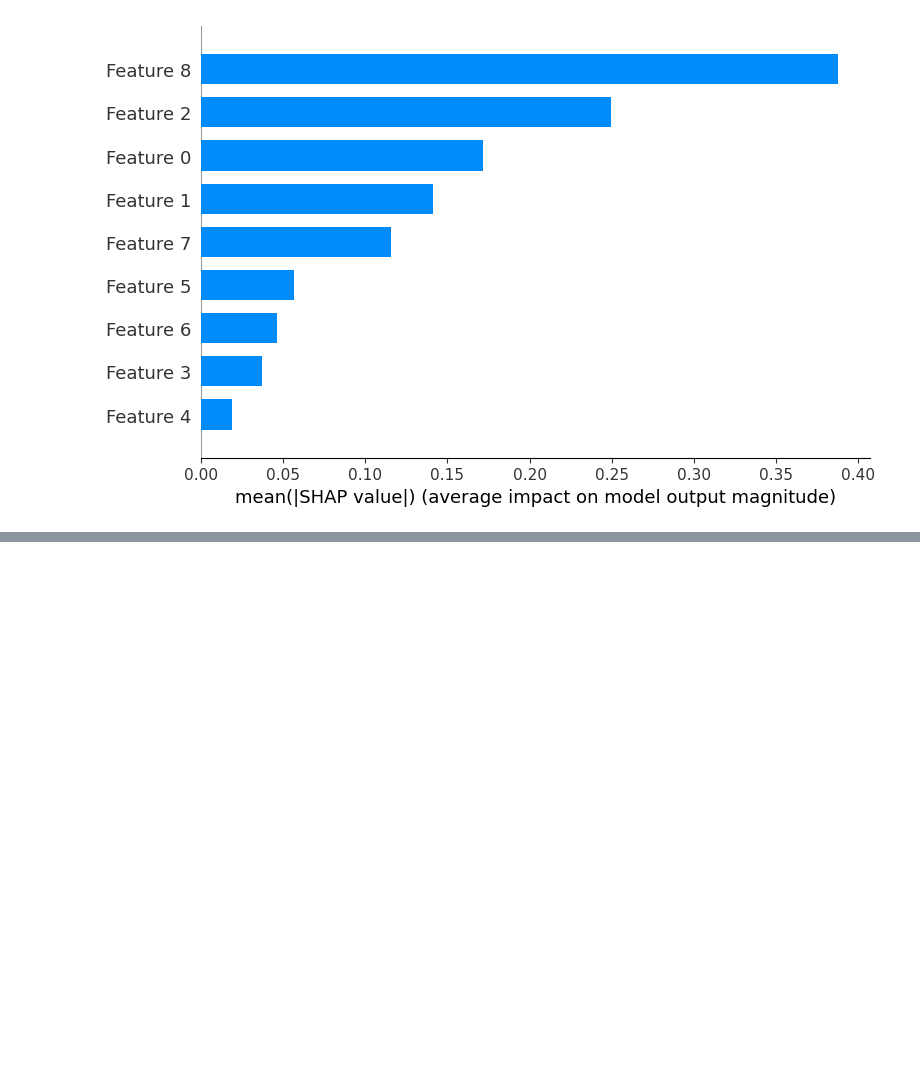
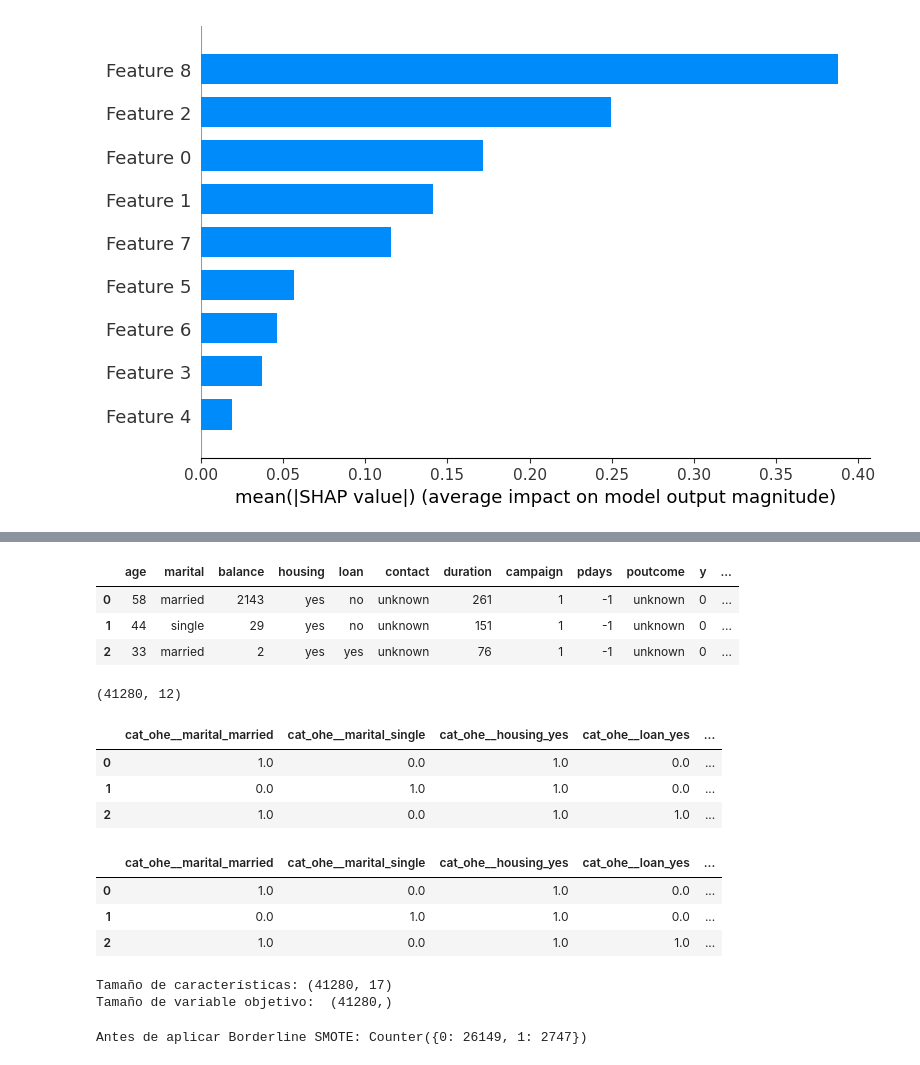
Before and after one commit to llanosrenzo/MachineLearning, a Jupyter notebook: Prediccion_exito_telemarketing_bancario_xgboost.ipynb, the cells around one changed output, grey strips where cells are left out. Drawn from its saved outputs; the diff is of its cells as text; code cells hidden in the pictures; blank space fills up the shorter version.

```diff
--- a/Prediccion_exito_telemarketing_bancario_xgboost.ipynb
+++ b/Prediccion_exito_telemarketing_bancario_xgboost.ipynb
@@ -1166,0 +1221,6 @@ shap.summary_plot(shap_values, X_test_selected, plot_type="bar")
+# %%
+df3['Trimestre'] = df3.month.map(dict_trimestre)
+# %%
+df3.drop(columns='month',inplace=True)
+# %%
+var_num = ['age','balance','duration','campaign','pdays']
@@ -1166,0 +1229,15 @@ shap.summary_plot(shap_values, X_test_selected, plot_type="bar")
+# %%
+detector = KNN(contamination=0.1)
+detector.fit(df3[var_num])
+outliers_pred = detector.predict(df3[var_num])
+# %%
+df3 = df3[outliers_pred == 0].copy()
+df3.reset_index(drop=True,inplace = True)
+display(df3.head(3))
+print(df3.shape)
+# %% [output]
+|  | age | marital | balance | housing | loan | contact | duration | campaign | pdays | poutcome | y | ... |
+| 0 | 58 | married | 2143 | yes | no | unknown | 261 | 1 | -1 | unknown | 0 | ... |
+| 1 | 44 | single | 29 | yes | no | unknown | 151 | 1 | -1 | unknown | 0 | ... |
+| 2 | 33 | married | 2 | yes | yes | unknown | 76 | 1 | -1 | unknown | 0 | ... |
+(41280, 12)
@@ -1166,0 +1286,7 @@ shap.summary_plot(shap_values, X_test_selected, plot_type="bar")
+# %%
+data.head(3)
+# %% [output]
+|  | cat_ohe__marital_married | cat_ohe__marital_single | cat_ohe__housing_yes | cat_ohe__loan_yes | ... |
+| 0 | 1.0 | 0.0 | 1.0 | 0.0 | ... |
+| 1 | 0.0 | 1.0 | 1.0 | 0.0 | ... |
+| 2 | 1.0 | 0.0 | 1.0 | 1.0 | ... |
@@ -1166,0 +1295,15 @@ shap.summary_plot(shap_values, X_test_selected, plot_type="bar")
+# %%
+df_preprocesing.head(3)
+# %% [output]
+|  | cat_ohe__marital_married | cat_ohe__marital_single | cat_ohe__housing_yes | cat_ohe__loan_yes | ... |
+| 0 | 1.0 | 0.0 | 1.0 | 0.0 | ... |
+| 1 | 0.0 | 1.0 | 1.0 | 0.0 | ... |
+| 2 | 1.0 | 0.0 | 1.0 | 1.0 | ... |
+# %%
+X = df_preprocesing.drop(labels = 'y',axis = 'columns')
+y = df_preprocesing['y']
+print('Tamaño de características:',X.shape)
+print('Tamaño de variable objetivo: ',y.shape)
+# %% [output]
+Tamaño de características: (41280, 17)
+Tamaño de variable objetivo:  (41280,)
@@ -1166,0 +1315,7 @@ shap.summary_plot(shap_values, X_test_selected, plot_type="bar")
+# %%
+from collections import Counter
+
+# Antes de usar Borderline SMOTE, revisa el balance de clases
+print("Antes de aplicar Borderline SMOTE:", Counter(y_train))
+# %% [output]
+Antes de aplicar Borderline SMOTE: Counter({0: 26149, 1: 2747})
```
Also changed, not shown: parts of 29 cells of this notebook.
